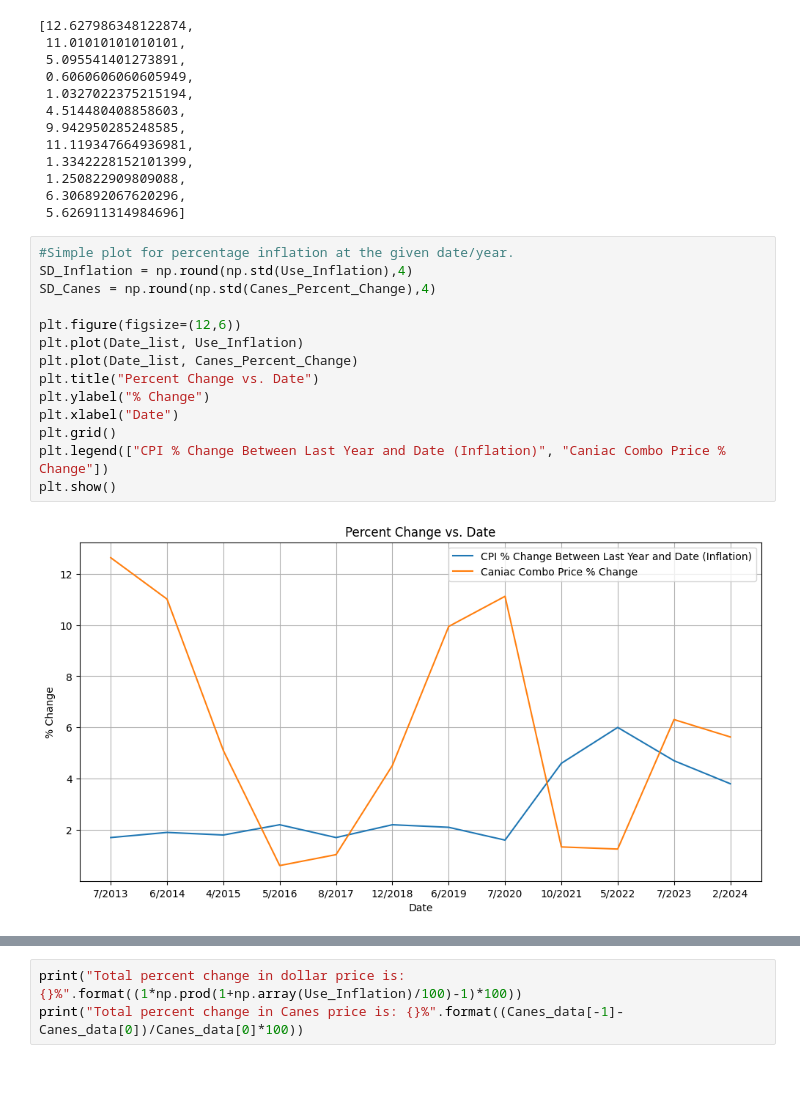
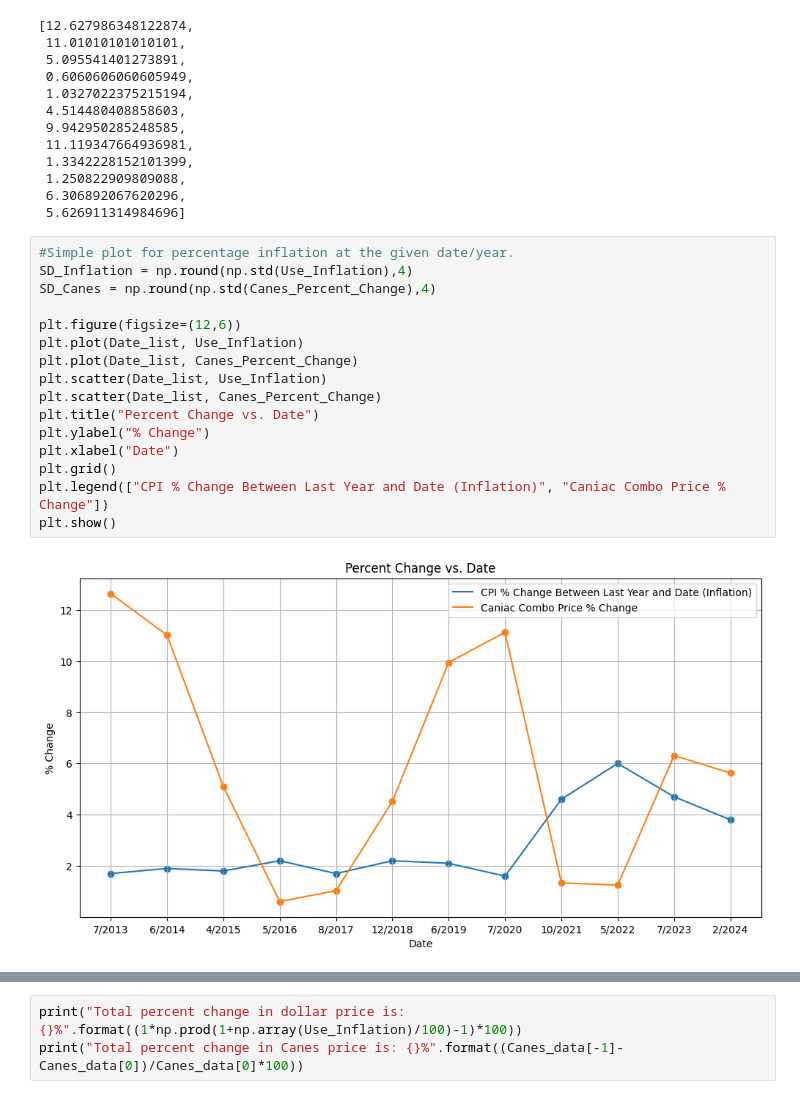
Before and after one commit to nvmcastanheira/Canes-Comparison, a Jupyter notebook: CanesData.ipynb, the cells around one changed output, grey strips where cells are left out. Drawn from its saved outputs; the diff is of its cells as text.

Commit message:
Scatter plots in there

```diff
--- a/CanesData.ipynb
+++ b/CanesData.ipynb
@@ -90,16 +90,18 @@ Canes_Percent_Change
 # %%
 #Simple plot for percentage inflation at the given date/year.
 SD_Inflation = np.round(np.std(Use_Inflation),4)
 SD_Canes = np.round(np.std(Canes_Percent_Change),4)
 
 plt.figure(figsize=(12,6))
 plt.plot(Date_list, Use_Inflation)
 plt.plot(Date_list, Canes_Percent_Change)
+plt.scatter(Date_list, Use_Inflation)
+plt.scatter(Date_list, Canes_Percent_Change)
 plt.title("Percent Change vs. Date")
 plt.ylabel("% Change")
 plt.xlabel("Date")
 plt.grid()
 plt.legend(["CPI % Change Between Last Year and Date (Inflation)", "Caniac Combo Price % Change"])
 plt.show()
 # %% [output]
-[figure, old version]
+[figure, new version]
```
Also changed, not shown: parts of 3 cells of this notebook.
